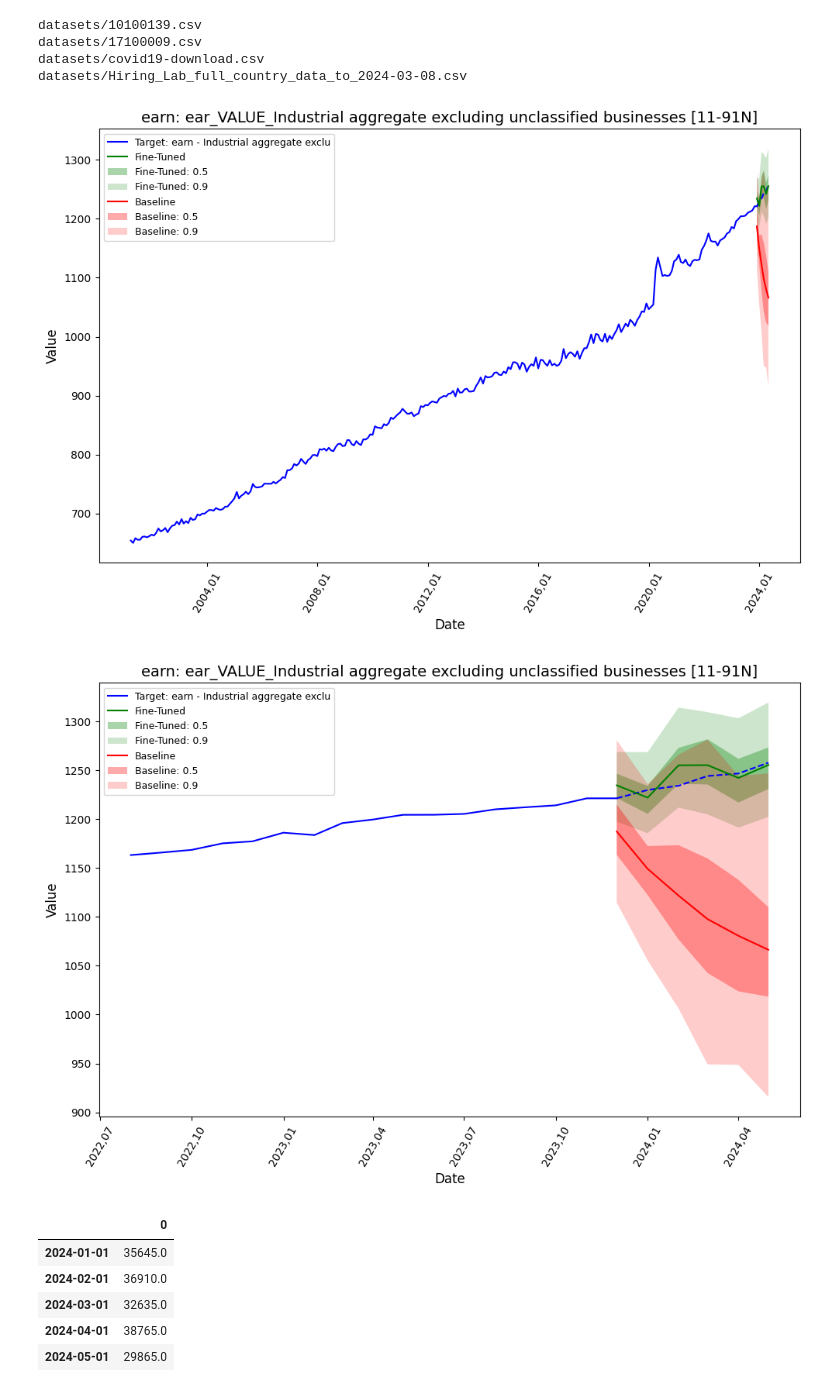
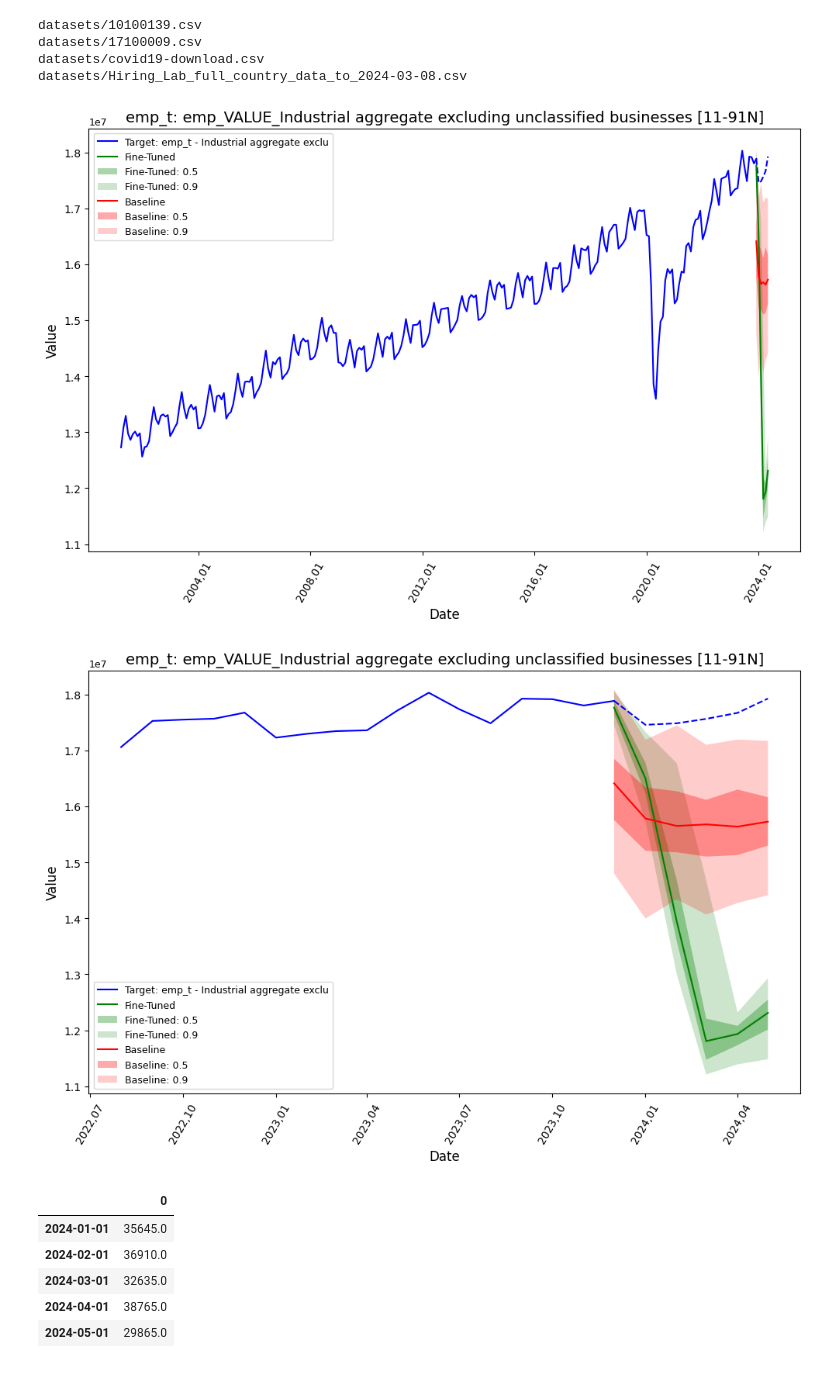
Before and after one commit to Azizkhaled/forcasting-labour-indicators, a Jupyter notebook: playground.ipynb, the cells around one changed output. Cells and saved outputs as stored; diff of their text form; code cells hidden in the pictures.

```diff
--- a/playground.ipynb
+++ b/playground.ipynb
@@ -297,9 +297,9 @@ from tqdm import tqdm
 from scripts.plots_and_evaluation import evaluate_model, plots_and_evaluation, plots_and_evaluation_2
 
 # plots_dir_ = 'Final_run-EEHJ'
-plots_dir = r'run-2024-09-05-23-16-earn-6-fs+bs'
+plots_dir = r'run-2024-09-06-13-50-emp_t-1.2-fs+bs'
 results = []
-datasets = [('earn','ear_melt_complete_data', 6)]
+datasets = [('emp_t', 'datasets\emp_total_melt_complete_data.csv', 6)]
 # datasets = [('emp', 'emp_melt_complete_data_2024.csv', 6), ('earn', 'ear_melt_complete_data_2024.csv', 6), ('hours', 'hou_melt_complete_data_2024.csv', 6), ('job', 'job_melt_complete_data_2024.csv', 5.2)]
 for dataset_name, path_to_csv, cl in tqdm(datasets, desc=f"Plotting model datasets"):
     # Specify the path to the pickle file
@@ -325,35 +325,35 @@ for dataset_name, path_to_csv, cl in tqdm(datasets, desc=f"Plotting model datase
     # agg_metrics, ts_metrics, agg_metrics_2, ts_metrics_2 = plot_obj.evaluate()
     plot_obj.plot_forcasts_all(Dataset_name = loaded_best_result_fine_tuned.dataset_name, save_path=save_path, zoom_to_predicted= True)
     # agg_metrics, ts_metrics, agg_metrics_2, ts_metrics_2 = plot_obj.evaluate()
 
     if 'job' in dataset_name:
         column= dataset_name[:3]+'_VALUE_'+'Total, all industries'+'_Job vacancies'
     else:
         column = dataset_name[:3]+'_VALUE_'+'Industrial aggregate excluding unclassified businesses [11-91N]'
 
     # Finetuned_all_industries_mape = ts_metrics[ts_metrics['item_id'] == column]['MAPE'].item()
     # baseline_all_industries_mape = ts_metrics_2[ts_metrics_2['item_id'] == column]['MAPE'].item()
 
     # # Store the results
     # results.append({
     #     'Dataset': dataset_name,
     #     'Finetuned MAPE': agg_metrics['MAPE'],
     #     'Baseline MAPE': agg_metrics_2['MAPE'],
     #     'Finetuned MASE': agg_metrics['MASE'],
     #     'Baseline MASE': agg_metrics_2['MASE'],
     #     'Finetuned All Industries MAPE': Finetuned_all_industries_mape,
     #     'Baseline All Industries MAPE': baseline_all_industries_mape
     # })
 
 # Convert results to a DataFrame
 # df_results = pd.DataFrame(results)
 
 # # Save to CSV
 # csv_file_path = os.path.join(plots_dir, 'baseline_finetuned_comparison.csv')
 # df_results.to_csv(csv_file_path, index=False)
 # %% [output]
-[figure, old version]
+[figure, new version]
-[figure, old version]
+[figure, new version]
 # %%
 loaded_best_result_fine_tuned.ts[1].to_timestamp()[loaded_best_result_fine_tuned.ts[1].index >= '2024-01-01']
 # %% [output]
```
Also changed, not shown: 1 other file.
